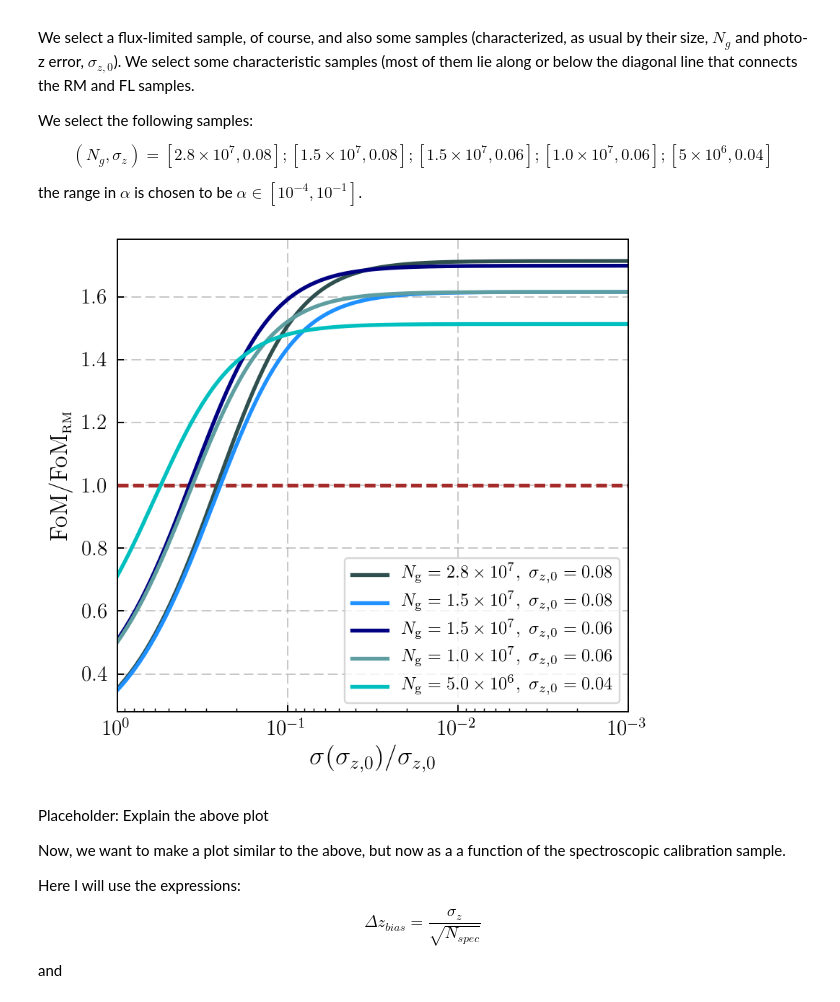
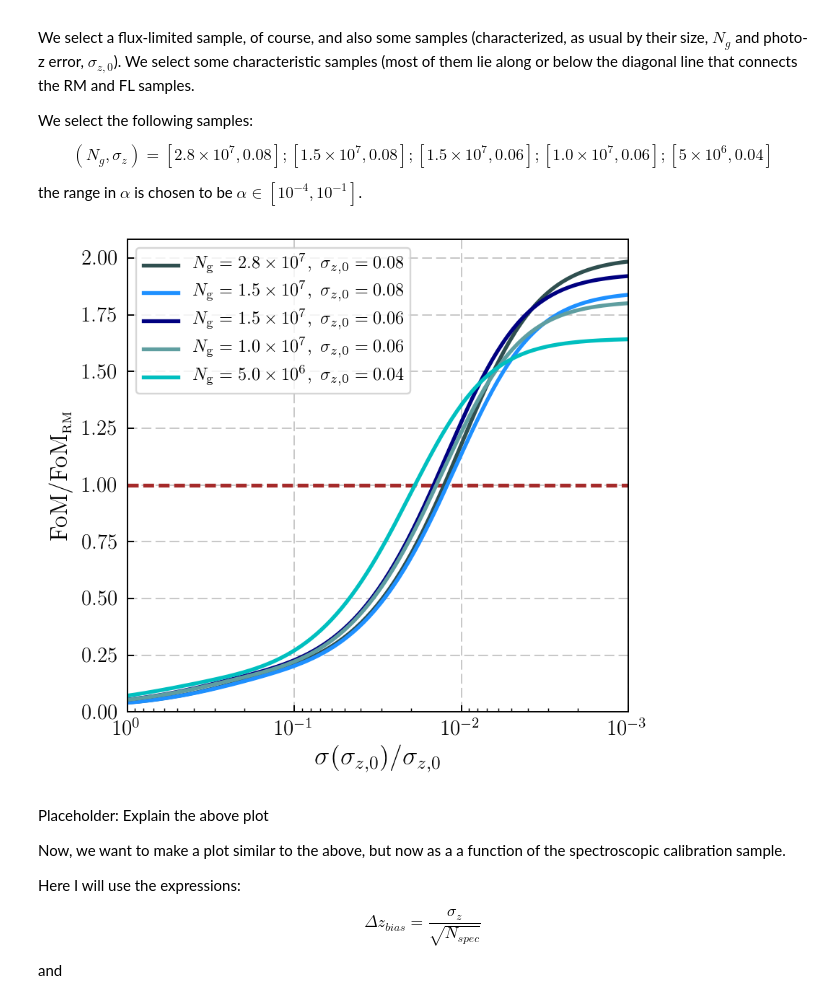
Before and after one commit to dtanoglidis/Photo_z_samples, a Jupyter notebook: Single Redshift Bin.ipynb, the cells around one changed output. Cells and saved outputs as stored; diff of their text form; code cells hidden in the pictures.

```diff
--- a/Single Redshift Bin.ipynb
+++ b/Single Redshift Bin.ipynb
@@ -756,7 +755,7 @@ for i in range(size):
         Fish_mat = FSB(z_i,z_f,sig_z,z_bias,bias,f_sky,N_gal)
 
         #Calculate the common prior now
-        prior = 0.06*sig_z
+        prior = 0.01*sig_z
 
         inv_sig_sq_prior = 1.0/(prior**2.0)
 
@@ -778,8 +777,8 @@ Fish_rm_Free = FSB(z_i,z_f, sig_rm, z_bias, bias, f_sky, N_rm)
 Fish_fl_Free = FSB(z_i,z_f, sig_fl, z_bias, bias, f_sky, N_fl)
 
 # Priors for the two samples
-prior_rm = 0.06*sig_rm  # Prior for the redmagic sample
-prior_fl = 0.06*sig_fl  # Prior for the flux limited sample
+prior_rm = 0.01*sig_rm  # Prior for the redmagic sample
+prior_fl = 0.01*sig_fl  # Prior for the flux limited sample
 
 #inverses
 inv_rm_prior = 1.0/(prior_rm**2.0)
@@ -1030,29 +1029,29 @@ FoM_4 = FoM_4/FoM_rm_prior
 # %%
 fig = plt.figure(figsize = (5.0,4.5))
 
 plt.plot(alpha, FoM_fl, c='darkslategrey', linewidth=2.2, label=r'$N_{\mbox{\scriptsize{g}}}=2.8 \times 10^7, \,\, \sigma_{z,0} = 0.08$')
 plt.plot(alpha, FoM_1, c='dodgerblue',  linewidth=2.2, label=r'$N_{\mbox{\scriptsize{g}}}=1.5 \times 10^7, \,\, \sigma_{z,0} = 0.08$')
 plt.plot(alpha, FoM_2, c='navy', linewidth=2.2,label=r'$N_{\mbox{\scriptsize{g}}}=1.5 \times 10^7, \,\, \sigma_{z,0} = 0.06$')
 plt.plot(alpha, FoM_3, c='cadetblue', linewidth=2.2, label=r'$N_{\mbox{\scriptsize{g}}}= 1.0 \times 10^7, \,\, \sigma_{z,0} = 0.06$')
 plt.plot(alpha, FoM_4, c='c', linewidth=2.2, label=r'$N_{\mbox{\scriptsize{g}}}=5.0 \times 10^6, \,\, \sigma_{z,0} = 0.04$')
 
 plt.hlines(1.0,1,1e-3, color='brown', linestyle='--', linewidth= 2.2)
 
 plt.ylabel('FoM/FoM$_{\scriptsize{\mbox{RM}}}$',fontsize=14)
 plt.xlabel('$\sigma(\sigma_{z,0})/\sigma_{z,0}$',fontsize=15)
 plt.tick_params(axis='both', labelsize=12)
 
 plt.grid(ls='--', alpha=0.7)
 
-plt.xscale('log');plt.xlim(1.0,1e-3)
-plt.legend(frameon=True, loc='lower right', fontsize=10)
+plt.xscale('log');plt.xlim(1.0,1e-3);plt.ylim(0.0,)
+plt.legend(frameon=True, loc='upper left', fontsize=10)
 
 
 plt.tight_layout()
 plt.savefig('FoMs_size.pdf')
 plt.show()
 # %% [output]
-[figure, old version]
+[figure, new version]
 # %% [markdown]
 Placeholder: Explain the above plot
 
```
Also changed, not shown: parts of 24 cells of this notebook.
